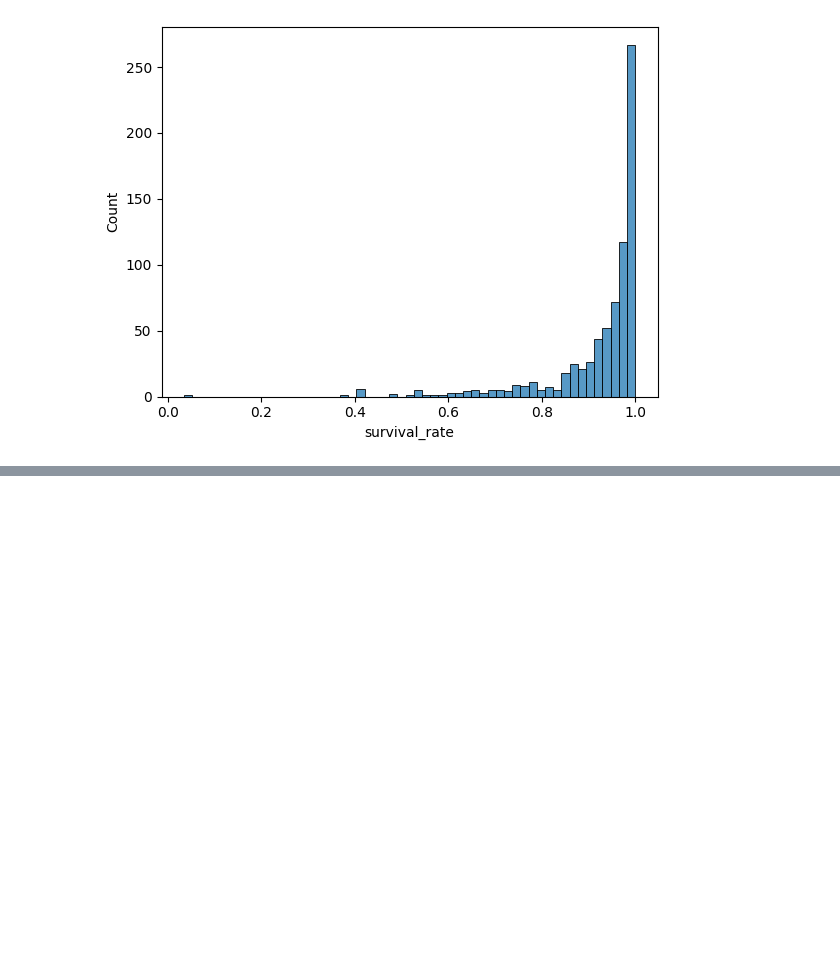
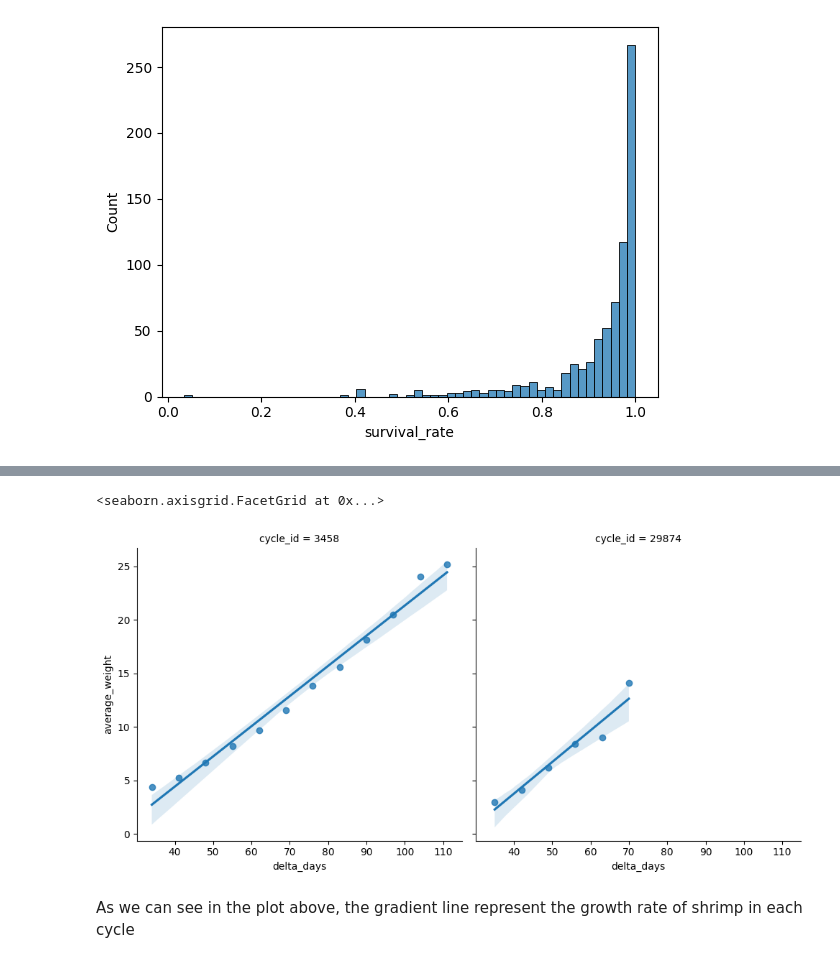
Before and after one commit to Kyunianti19/jala_assignment_test, a Jupyter notebook: analysis.ipynb, the cells around one changed output, grey strips where cells are left out. Cells and saved outputs as stored; diff of their text form; code cells hidden in the pictures; blank space fills up the shorter version.

Commit message:
Finish Avg Growth Rate
Finish Avg Growth Rate Calculation & Start doing SR Prediction

```diff
--- a/analysis.ipynb
+++ b/analysis.ipynb
@@ -166,0 +183,37 @@ Summary
+# %%
+df_cycle = pd.read_csv('Data/cycles.csv')
+df_cycle = df_cycle[['id', 'pond_id', 'started_at', 'finished_at']].copy()
+# Rename columns & change data type
+df_cycle.columns = ['cycle_id', 'pond_id', 'start_date', 'finish_date']
+df_cycle.start_date = pd.to_datetime(df_cycle.start_date)
+df_cycle.finish_date = pd.to_datetime(df_cycle.finish_date)
+# Drop duplicates and null rows
+df_cycle = df_cycle.drop_duplicates()
+df_cycle = df_cycle.dropna(subset=['cycle_id', 'start_date', 'finish_date'])
+
+df_sampling = pd.read_csv('Data/samplings.csv')
+df_sampling = df_sampling[['cycle_id', 'sampled_at', 'average_weight']].copy()
+# Rename columns & change data type
+df_sampling.columns = ['cycle_id', 'sampled_date', 'average_weight']
+df_sampling = df_sampling[df_sampling.sampled_date!='1-01-01']
+df_sampling.sampled_date = pd.to_datetime(df_sampling.sampled_date)
+df_sampling.cycle_id = df_sampling.cycle_id.astype(int)
+# Drop duplicates and null rows
+df_sampling = df_sampling.drop_duplicates()
+df_sampling = df_sampling.dropna(subset=['cycle_id', 'sampled_date', 'average_weight'])
+
+# Join Data Frame
+df_cycle_sampling = df_sampling.merge(df_cycle, how='inner', on=['cycle_id'])
+# Validate the sampling between cycle start & finish date
+df_cycle_sampling = df_cycle_sampling[(df_cycle_sampling.start_date<=df_cycle_sampling.sampled_date)&(df_cycle_sampling.finish_date>=df_cycle_sampling.sampled_date)]
+
+# Calculate count sampling (average growth rate can only be calculated if there's at least 2 number of observations)
+df_count_sampling = df_cycle_sampling[['cycle_id', 'sampled_date']].groupby('cycle_id').count().reset_index()
+df_count_sampling = df_count_sampling[df_count_sampling.sampled_date > 1]
+
+# Final data sampling
+df_cycle_sampling = df_cycle_sampling.merge(df_count_sampling[['cycle_id']], how='inner', on=['cycle_id'])
+df_cycle_sampling = df_cycle_sampling.sort_values(by=['cycle_id', 'sampled_date'])
+# Calculate delta cultivation days
+df_cycle_sampling['delta_days'] = (df_cycle_sampling['sampled_date'] - df_cycle_sampling['start_date']).dt.days
+df_cycle_sampling
@@ -166,0 +234,9 @@ Summary
+# %%
+# Try to plot 2 cycle as sample for regression
+sns.lmplot(data=df_cycle_sampling[(df_cycle_sampling.cycle_id==3458)|(df_cycle_sampling.cycle_id==29874)],
+           x="delta_days", y="average_weight", col="cycle_id")
+# %% [output]
+<seaborn.axisgrid.FacetGrid at 0x...>
+[figure, added]
+# %% [markdown]
+As we can see in the plot above, the gradient line represent the growth rate of shrimp in each cycle
```
Also changed, not shown: parts of 20 cells of this notebook, 1 other file.
